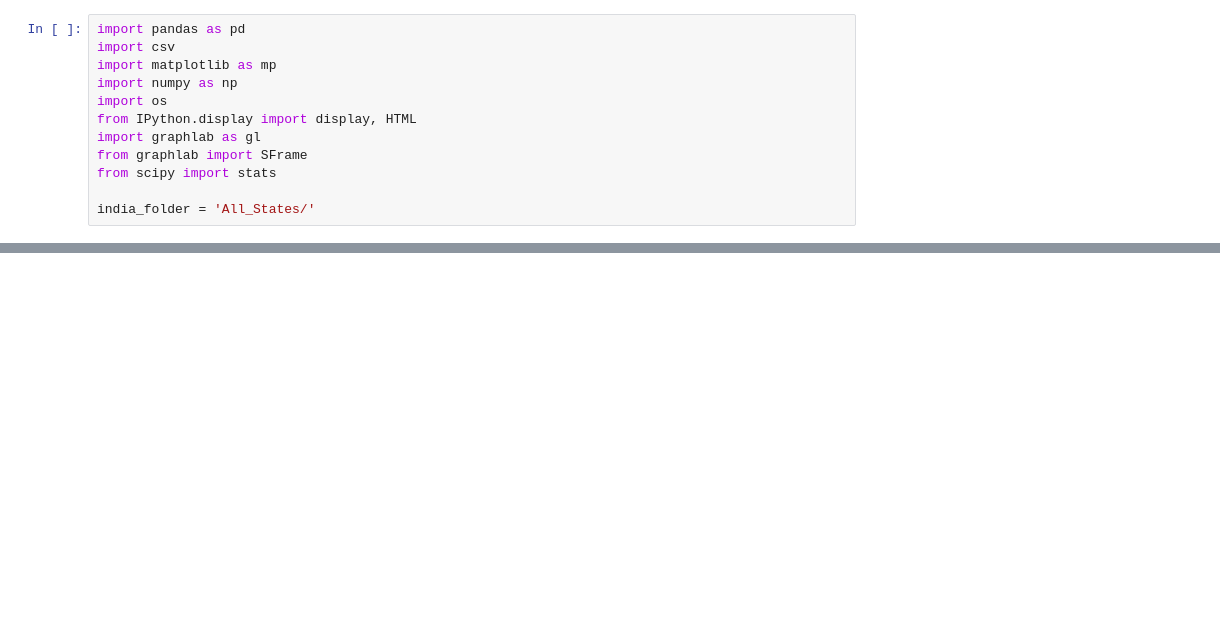
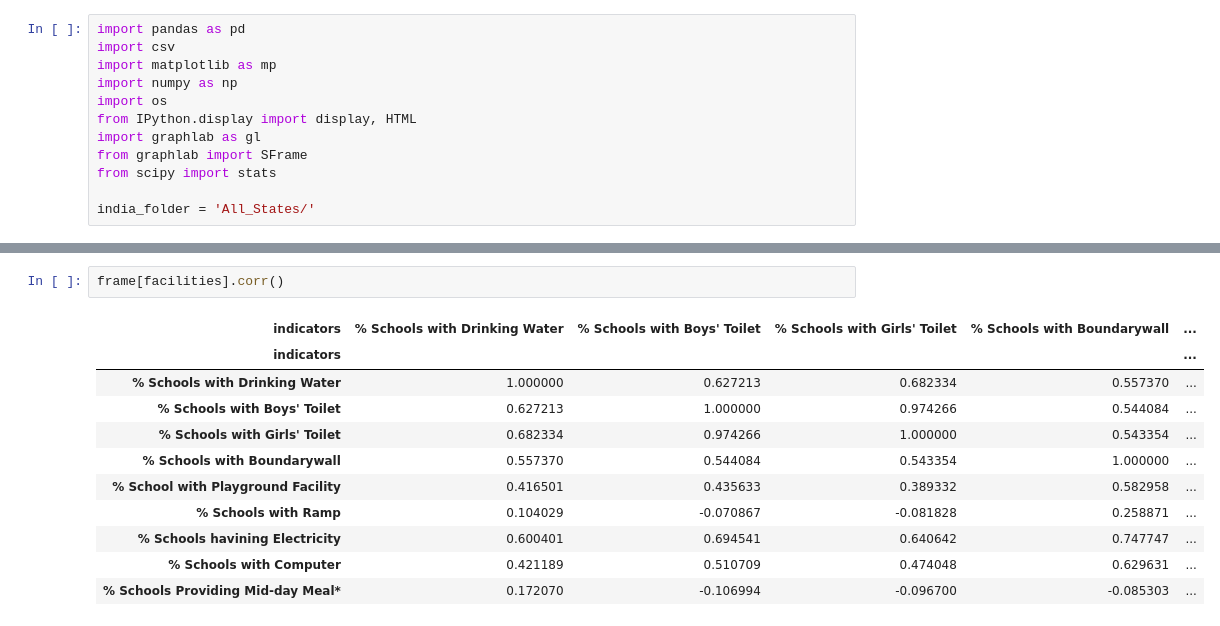
Before and after one commit to Rj7/IndianSchoolDropouts, a Jupyter notebook: data/Pearson Corelation.ipynb, the cells around one changed output, grey strips where cells are left out. Saved outputs shown, nothing was run; the diff lists cells and outputs as text; blank space fills up the shorter version.

```diff
--- a/data/Pearson Corelation.ipynb
+++ b/data/Pearson Corelation.ipynb
@@ -70,0 +92,14 @@ True
+# %%
+frame[facilities].corr()
+# %% [output]
+| indicators | % Schools with Drinking Water | % Schools with Boys' Toilet | % Schools with Girls' Toilet | % Schools with Boundarywall | ... |
+| indicators |  |  |  |  | ... |
+| % Schools with Drinking Water | 1.000000 | 0.627213 | 0.682334 | 0.557370 | ... |
+| % Schools with Boys' Toilet | 0.627213 | 1.000000 | 0.974266 | 0.544084 | ... |
+| % Schools with Girls' Toilet | 0.682334 | 0.974266 | 1.000000 | 0.543354 | ... |
+| % Schools with Boundarywall | 0.557370 | 0.544084 | 0.543354 | 1.000000 | ... |
+| % School with Playground Facility | 0.416501 | 0.435633 | 0.389332 | 0.582958 | ... |
+| % Schools with Ramp | 0.104029 | -0.070867 | -0.081828 | 0.258871 | ... |
+| % Schools havining Electricity | 0.600401 | 0.694541 | 0.640642 | 0.747747 | ... |
+| % Schools with Computer | 0.421189 | 0.510709 | 0.474048 | 0.629631 | ... |
+| % Schools Providing Mid-day Meal* | 0.172070 | -0.106994 | -0.096700 | -0.085303 | ... |
```
Also changed, not shown: parts of 7 cells of this notebook, 1 other file.
